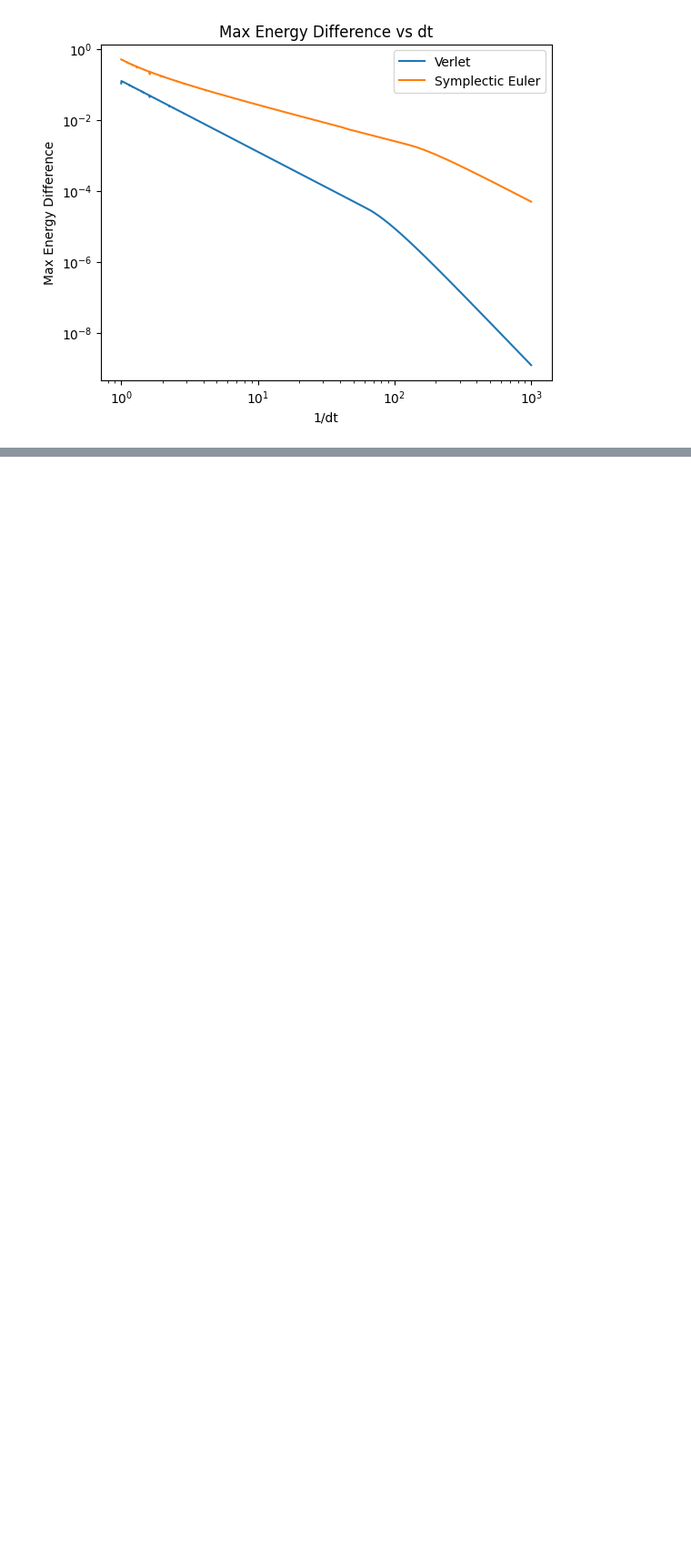
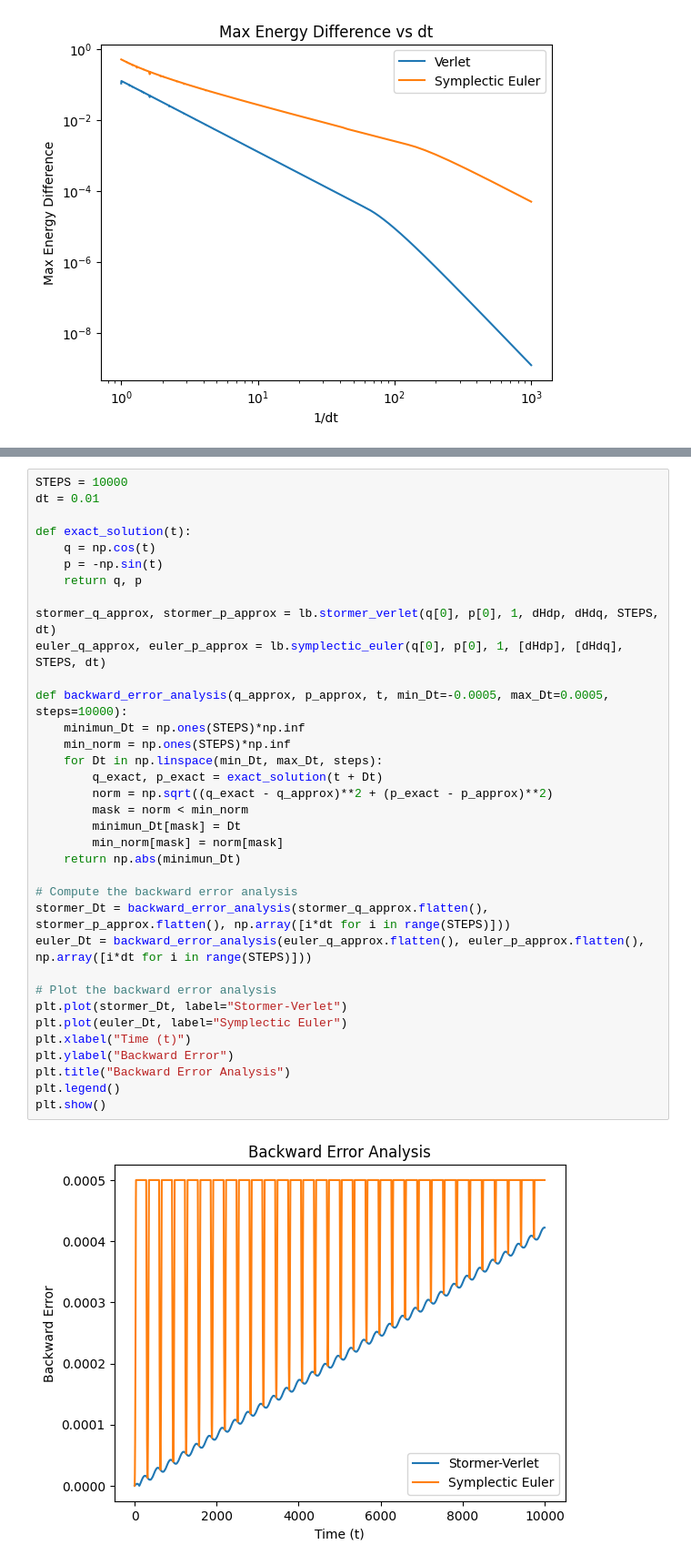
Before and after one commit to AlffonsoMV/PAMSProject, a Jupyter notebook: Code/Hamiltonian/stormer_verlet_method.ipynb, the cells around one changed output, grey strips where cells are left out. Shown at 91% size. Saved outputs shown, nothing was run; the diff lists cells and outputs as text; blank space fills up the shorter version.

```diff
--- a/Code/Hamiltonian/stormer_verlet_method.ipynb
+++ b/Code/Hamiltonian/stormer_verlet_method.ipynb
@@ -94,0 +97,37 @@ plt.show()
+# %%
+STEPS = 10000
+dt = 0.01
+
+def exact_solution(t):
+    q = np.cos(t)
+    p = -np.sin(t)
+    return q, p
+
+stormer_q_approx, stormer_p_approx = lb.stormer_verlet(q[0], p[0], 1, dHdp, dHdq, STEPS, dt)
+euler_q_approx, euler_p_approx = lb.symplectic_euler(q[0], p[0], 1, [dHdp], [dHdq], STEPS, dt)
+
+def backward_error_analysis(q_approx, p_approx, t, min_Dt=-0.0005, max_Dt=0.0005, steps=10000):
+    minimun_Dt = np.ones(STEPS)*np.inf
+    min_norm = np.ones(STEPS)*np.inf
+    for Dt in np.linspace(min_Dt, max_Dt, steps):
+        q_exact, p_exact = exact_solution(t + Dt)
+        norm = np.sqrt((q_exact - q_approx)**2 + (p_exact - p_approx)**2)
+        mask = norm < min_norm
+        minimun_Dt[mask] = Dt
+        min_norm[mask] = norm[mask]
+    return np.abs(minimun_Dt)
+
+# Compute the backward error analysis
+stormer_Dt = backward_error_analysis(stormer_q_approx.flatten(), stormer_p_approx.flatten(), np.array([i*dt for i in range(STEPS)]))
+euler_Dt = backward_error_analysis(euler_q_approx.flatten(), euler_p_approx.flatten(), np.array([i*dt for i in range(STEPS)]))
+
+# Plot the backward error analysis
+plt.plot(stormer_Dt, label="Stormer-Verlet")
+plt.plot(euler_Dt, label="Symplectic Euler")
+plt.xlabel("Time (t)")
+plt.ylabel("Backward Error")
+plt.title("Backward Error Analysis")
+plt.legend()
+plt.show()
+# %% [output]
+[figure, added]
```
Also changed, not shown: parts of 1 cell of this notebook, 26 other files.
